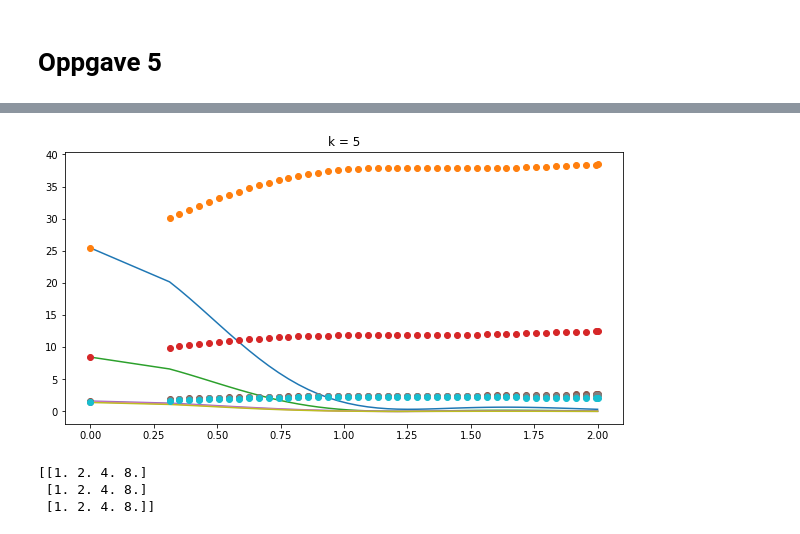
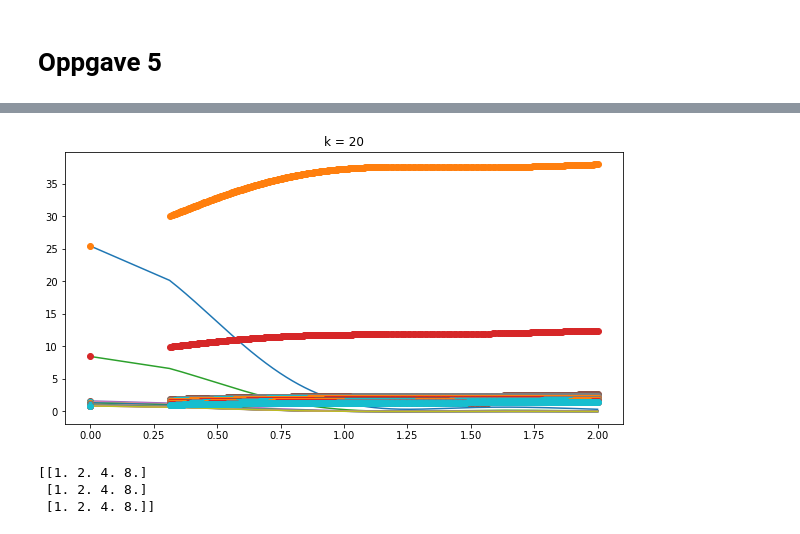
Before and after one commit to albertbayazidi/Dynamic-Low-Rank-Approximations-and-Bidiagonalization, a Jupyter notebook: test.ipynb, the cells around one changed output, grey strips where cells are left out. Drawn from its saved outputs; the diff is of its cells as text; code cells hidden in the pictures.

```diff
--- a/test.ipynb
+++ b/test.ipynb
@@ -148,7 +148,17 @@ tf = 2
 A_20 = ex.A_2(t0)
 A_2f = ex.A_2(tf)
 
-method = dlr.second_order_method
+method = dlr.second_order_method2
 U_tensor,S_tensor,V_tensor,t_vals = vssi.variable_solver(t0,tf,A_20,tol,h,method,k)
 
 Yt,Ut,St,Vt = vssi.format_Yt(A_20,U_tensor,S_tensor,V_tensor)
+
+sing_vals_exact = vssi.compute_singular_values(ex.A_2,k,t_vals)
+sing_vals_approx = vssi.extract_singular_values(St)
+
+plt.figure(1,figsize=(10,5))
+plt.title("k = 5")
+for i in range(len(sing_vals_exact)):
+    plt.plot(t_vals,sing_vals_exact[i])
+    plt.plot(t_vals,sing_vals_approx[i], "o")
+plt.show()
@@ -155,29 +167,24 @@ Yt,Ut,St,Vt = vssi.format_Yt(A_20,U_tensor,S_tensor,V_tensor)
 # %%
-sing_vals_exact = vssi.compute_singular_values(ex.A_2,5,t_vals)
+k = 20
+method = dlr.second_order_method2
+U_tensor,S_tensor,V_tensor,t_vals = vssi.variable_solver(t0,tf,A_20,tol,h,method,k)
+
+Yt,Ut,St,Vt = vssi.format_Yt(A_20,U_tensor,S_tensor,V_tensor)
+
+
+vssi.extract_singular_values(St)
+
+sing_vals_exact = vssi.compute_singular_values(ex.A_2,k,t_vals)
 sing_vals_approx = vssi.extract_singular_values(St)
 
-
 plt.figure(1,figsize=(10,5))
-plt.title("k = 5")
+plt.title("k = 20")
 for i in range(len(sing_vals_exact)):
     plt.plot(t_vals,sing_vals_exact[i])
     plt.plot(t_vals,sing_vals_approx[i], "o")
-    #plt.legend()
 plt.show()
-
-
-
-# vssi.extract_singular_values(St)
-
-# sing_vals_exact = vssi.compute_singular_values(ex.A_2,20,t_vals)
-
-# plt.figure(1,figsize=(10,5))
-# plt.title("k = 20")
-# for vals in sing_vals_exact:
-#     plt.plot(t_vals,vals)
-# plt.show()
 # %% [output]
-[figure, old version]
+[figure, new version]
 # %%
 # plt.imshow(A_2f)
 # plt.colorbar()
```
Also changed, not shown: parts of 3 cells of this notebook, 1 other file.
